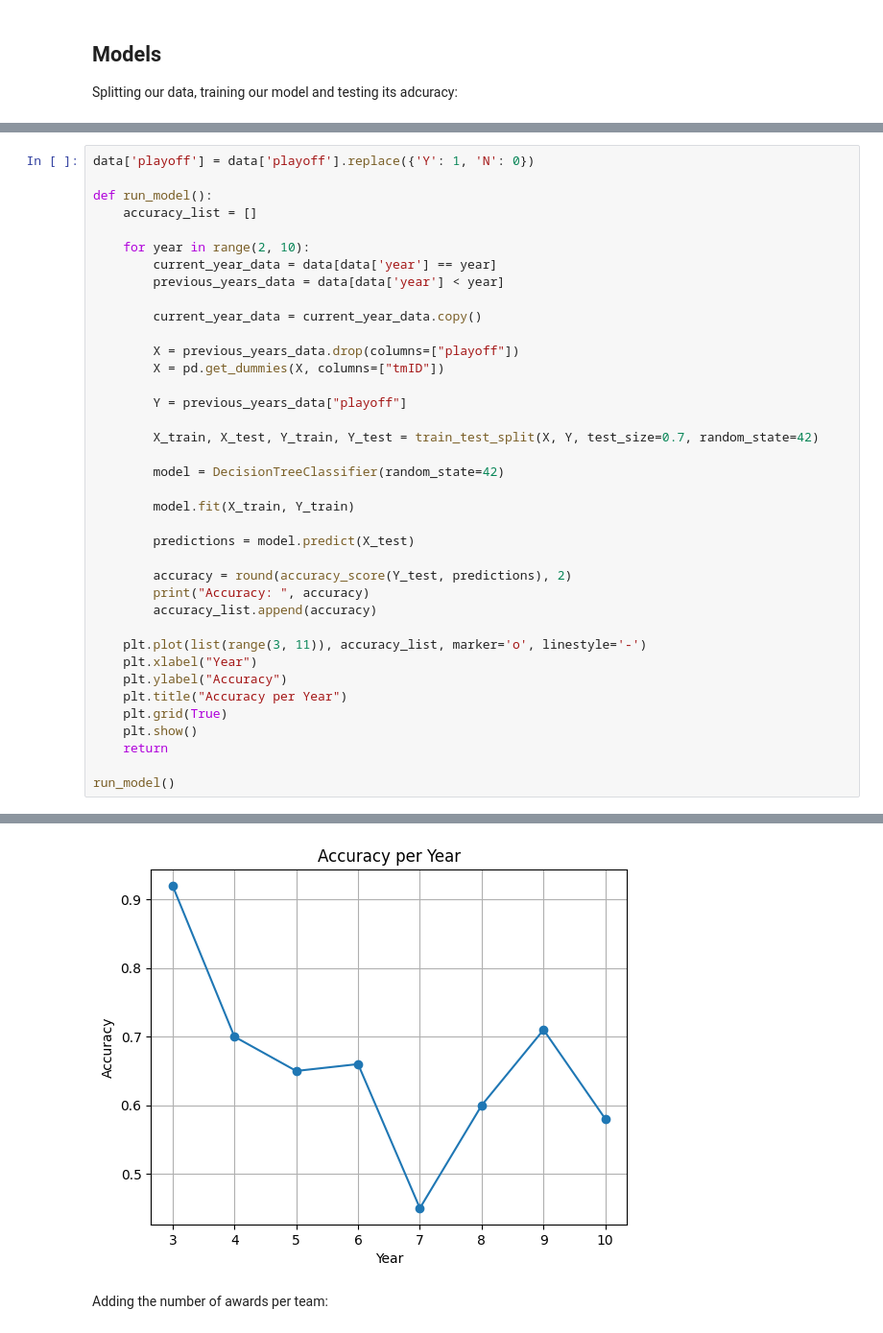
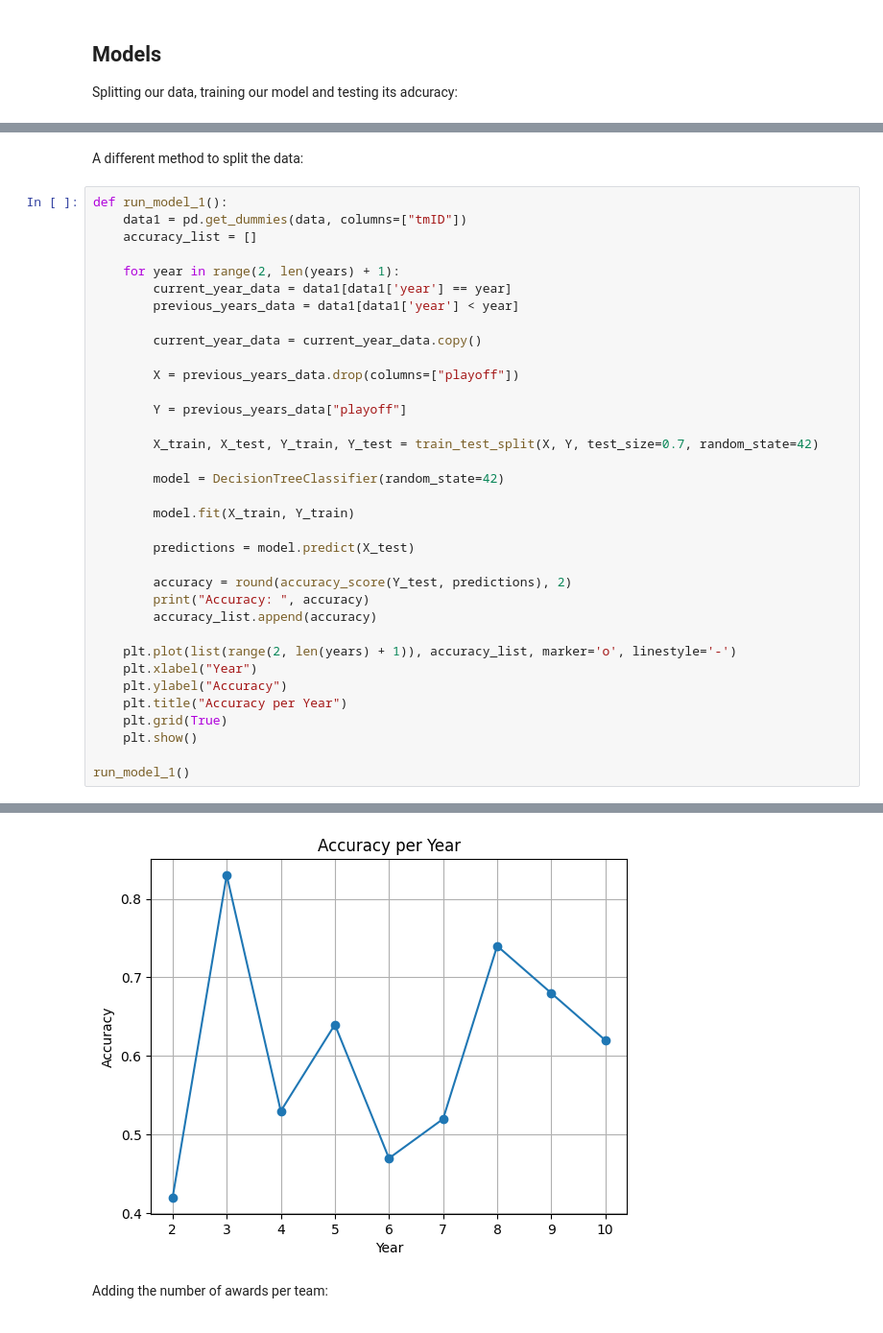
Before and after one commit to P1ntas/Machine-Learning, a Jupyter notebook: notebook.ipynb, the cells around one changed output, grey strips where cells are left out. Shown at 96% size. Cells and saved outputs as stored; diff of their text form.

```diff
--- a/notebook.ipynb
+++ b/notebook.ipynb
@@ -232,17 +282,17 @@ Splitting our data, training our model and testing its adcuracy:
+# %% [markdown]
+A different method to split the data:
 # %%
-data['playoff'] = data['playoff'].replace({'Y': 1, 'N': 0})
-
-def run_model():
+def run_model_1():
+    data1 = pd.get_dummies(data, columns=["tmID"])
     accuracy_list = []
 
-    for year in range(2, 10):
-        current_year_data = data[data['year'] == year]
-        previous_years_data = data[data['year'] < year]
+    for year in range(2, len(years) + 1):
+        current_year_data = data1[data1['year'] == year]
+        previous_years_data = data1[data1['year'] < year]
 
         current_year_data = current_year_data.copy()
 
         X = previous_years_data.drop(columns=["playoff"])
-        X = pd.get_dummies(X, columns=["tmID"])
 
         Y = previous_years_data["playoff"]
 
@@ -258,13 +308,12 @@ def run_model():
         print("Accuracy: ", accuracy)
         accuracy_list.append(accuracy)
 
-    plt.plot(list(range(3, 11)), accuracy_list, marker='o', linestyle='-')
+    plt.plot(list(range(2, len(years) + 1)), accuracy_list, marker='o', linestyle='-')
     plt.xlabel("Year")
     plt.ylabel("Accuracy")
     plt.title("Accuracy per Year")
     plt.grid(True)
     plt.show()
-    return
 
-run_model()
+run_model_1()
 # %% [output]
@@ -279,4 +329,4 @@ Accuracy:  0.58
-[figure, old version]
+[figure, new version]
 # %% [markdown]
 Adding the number of awards per team:
 # %%
```
Also changed, not shown: parts of 5 cells of this notebook.
